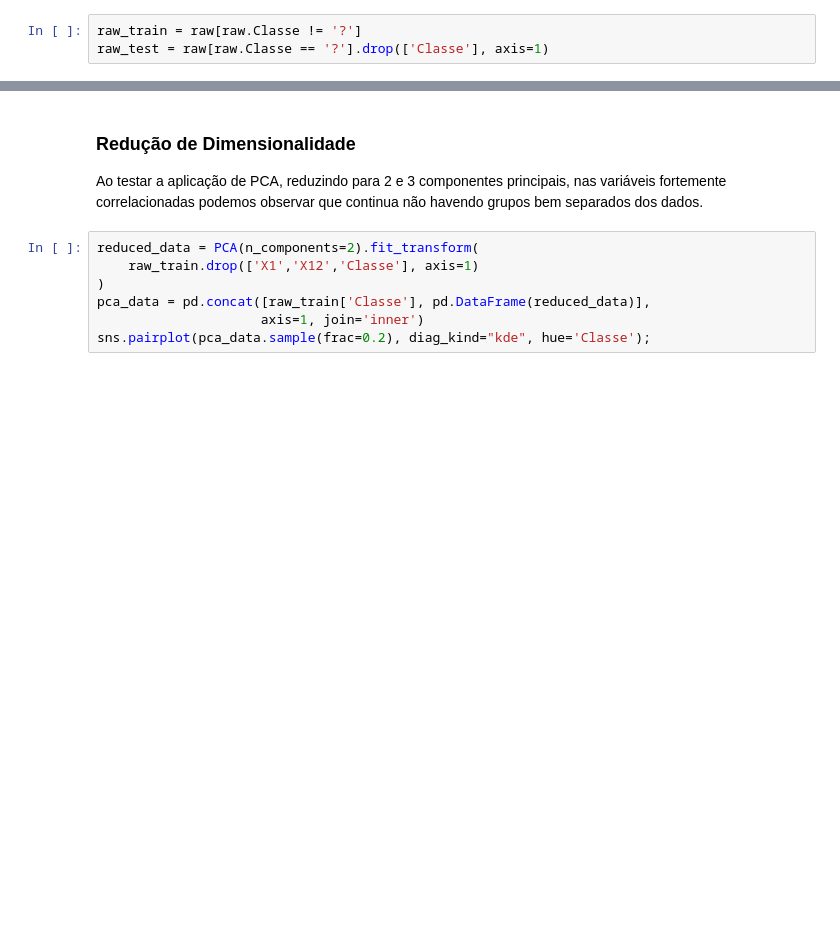
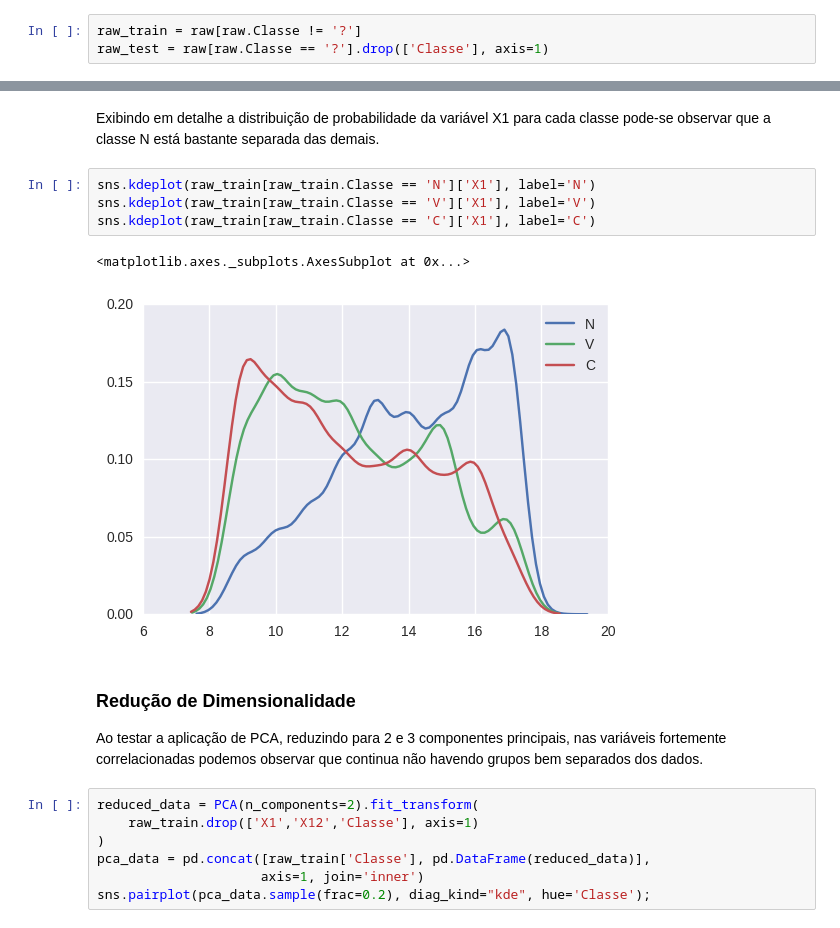
Before and after one commit to condereis/data-mining, a Jupyter notebook: notebooks/Classificacao.ipynb, the cells around one changed output, grey strips where cells are left out. Drawn from its saved outputs; the diff is of its cells as text; blank space fills up the shorter version.

```diff
--- a/notebooks/Classificacao.ipynb
+++ b/notebooks/Classificacao.ipynb
@@ -77,3 +77,12 @@ sns.pairplot(raw_train.sample(frac=0.1), diag_kind="kde", hue='Classe');
+# %% [markdown]
+Exibindo em detalhe a distribuição de probabilidade da variável X1 para cada classe pode-se observar que a classe N está bastante separada das demais.
+# %%
+sns.kdeplot(raw_train[raw_train.Classe == 'N']['X1'], label='N')
+sns.kdeplot(raw_train[raw_train.Classe == 'V']['X1'], label='V')
+sns.kdeplot(raw_train[raw_train.Classe == 'C']['X1'], label='C')
+# %% [output]
+<matplotlib.axes._subplots.AxesSubplot at 0x...>
+[figure, added]
 # %% [markdown]
 ### Redução de Dimensionalidade
 Ao testar a aplicação de PCA, reduzindo para 2 e 3 componentes principais, nas variáveis fortemente correlacionadas podemos observar que continua não havendo grupos bem separados dos dados.
```
Also changed, not shown: parts of 11 cells of this notebook, 2 other files.
